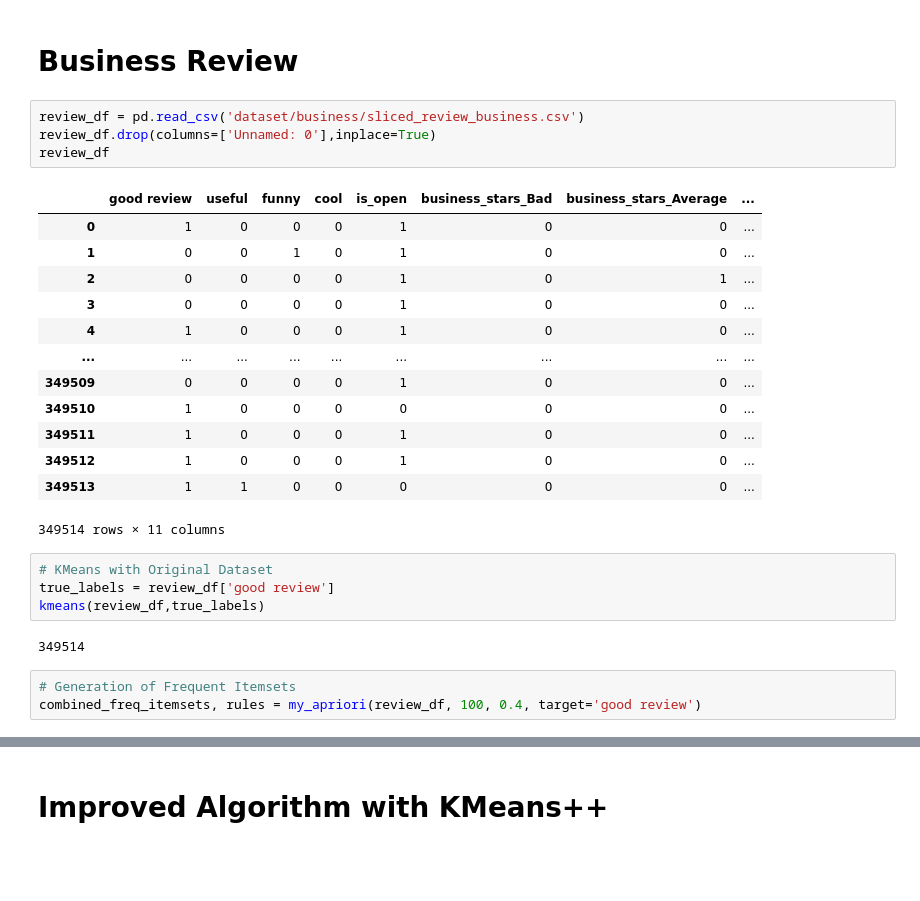
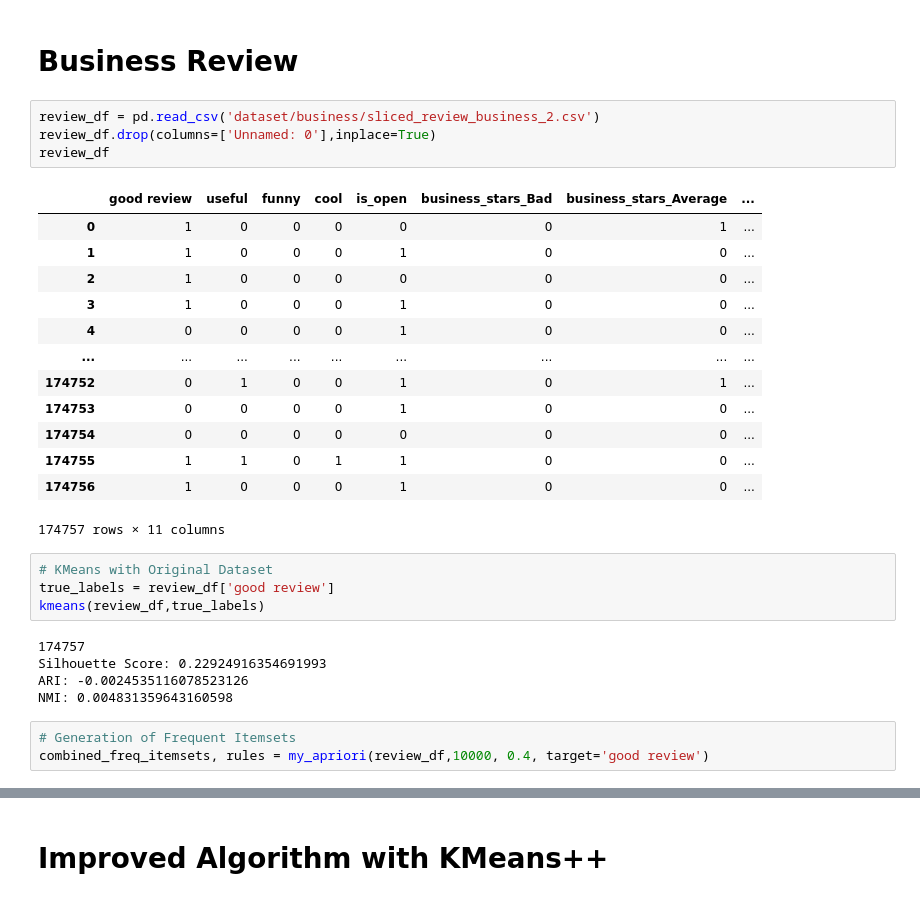
Before and after one commit to gtengwei/CZ4032-Data-Mining, a Jupyter notebook: kmeans.ipynb, the cells around one changed output, grey strips where cells are left out. Saved outputs shown, nothing was run; the diff lists cells and outputs as text; blank space fills up the shorter version.

Commit message:
update kmeans.ipynb with review_business results

```diff
--- a/kmeans.ipynb
+++ b/kmeans.ipynb
@@ -577,32 +577,35 @@ NMI: 0.7919058935824026
 # %% [markdown]
 # Business Review
 # %%
-review_df = pd.read_csv('dataset/business/sliced_review_business.csv')
+review_df = pd.read_csv('dataset/business/sliced_review_business_2.csv')
 review_df.drop(columns=['Unnamed: 0'],inplace=True)
 review_df
 # %% [output]
 |  | good review | useful | funny | cool | is_open | business_stars_Bad | business_stars_Average | ... |
-| 0 | 1 | 0 | 0 | 0 | 1 | 0 | 0 | ... |
-| 1 | 0 | 0 | 1 | 0 | 1 | 0 | 0 | ... |
-| 2 | 0 | 0 | 0 | 0 | 1 | 0 | 1 | ... |
-| 3 | 0 | 0 | 0 | 0 | 1 | 0 | 0 | ... |
-| 4 | 1 | 0 | 0 | 0 | 1 | 0 | 0 | ... |
+| 0 | 1 | 0 | 0 | 0 | 0 | 0 | 1 | ... |
+| 1 | 1 | 0 | 0 | 0 | 1 | 0 | 0 | ... |
+| 2 | 1 | 0 | 0 | 0 | 0 | 0 | 0 | ... |
+| 3 | 1 | 0 | 0 | 0 | 1 | 0 | 0 | ... |
+| 4 | 0 | 0 | 0 | 0 | 1 | 0 | 0 | ... |
 | ... | ... | ... | ... | ... | ... | ... | ... | ... |
-| 349509 | 0 | 0 | 0 | 0 | 1 | 0 | 0 | ... |
-| 349510 | 1 | 0 | 0 | 0 | 0 | 0 | 0 | ... |
-| 349511 | 1 | 0 | 0 | 0 | 1 | 0 | 0 | ... |
-| 349512 | 1 | 0 | 0 | 0 | 1 | 0 | 0 | ... |
-| 349513 | 1 | 1 | 0 | 0 | 0 | 0 | 0 | ... |
+| 174752 | 0 | 1 | 0 | 0 | 1 | 0 | 1 | ... |
+| 174753 | 0 | 0 | 0 | 0 | 1 | 0 | 0 | ... |
+| 174754 | 0 | 0 | 0 | 0 | 0 | 0 | 0 | ... |
+| 174755 | 1 | 1 | 0 | 1 | 1 | 0 | 0 | ... |
+| 174756 | 1 | 0 | 0 | 0 | 1 | 0 | 0 | ... |
-349514 rows × 11 columns
+174757 rows × 11 columns
 # %%
 # KMeans with Original Dataset
 true_labels = review_df['good review']
 kmeans(review_df,true_labels)
 # %% [output]
-349514
+174757
+Silhouette Score: 0.22924916354691993
+ARI: -0.0024535116078523126
+NMI: 0.004831359643160598
 # %%
 # Generation of Frequent Itemsets
-combined_freq_itemsets, rules = my_apriori(review_df, 100, 0.4, target='good review')
+combined_freq_itemsets, rules = my_apriori(review_df,10000, 0.4, target='good review')
 # %%
 count = 0
 for key, value in combined_freq_itemsets.items():
```
Also changed, not shown: parts of 14 cells of this notebook.
